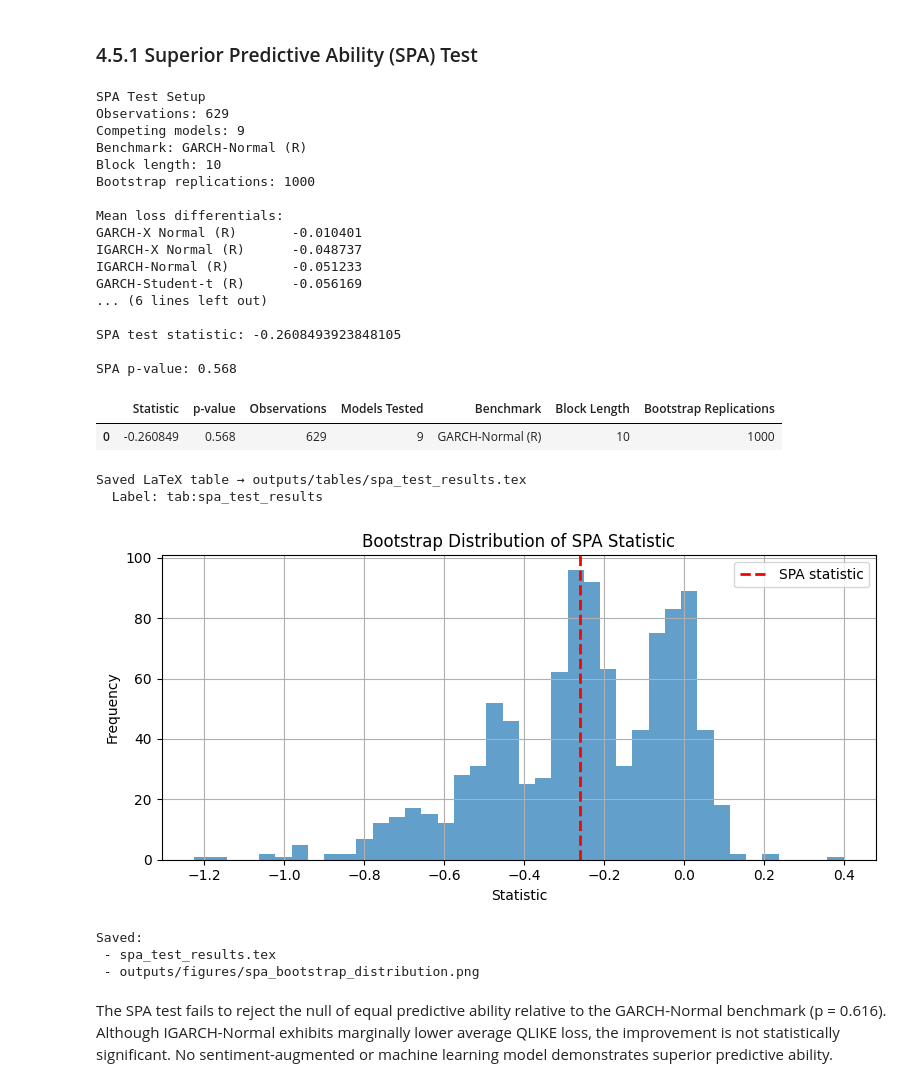
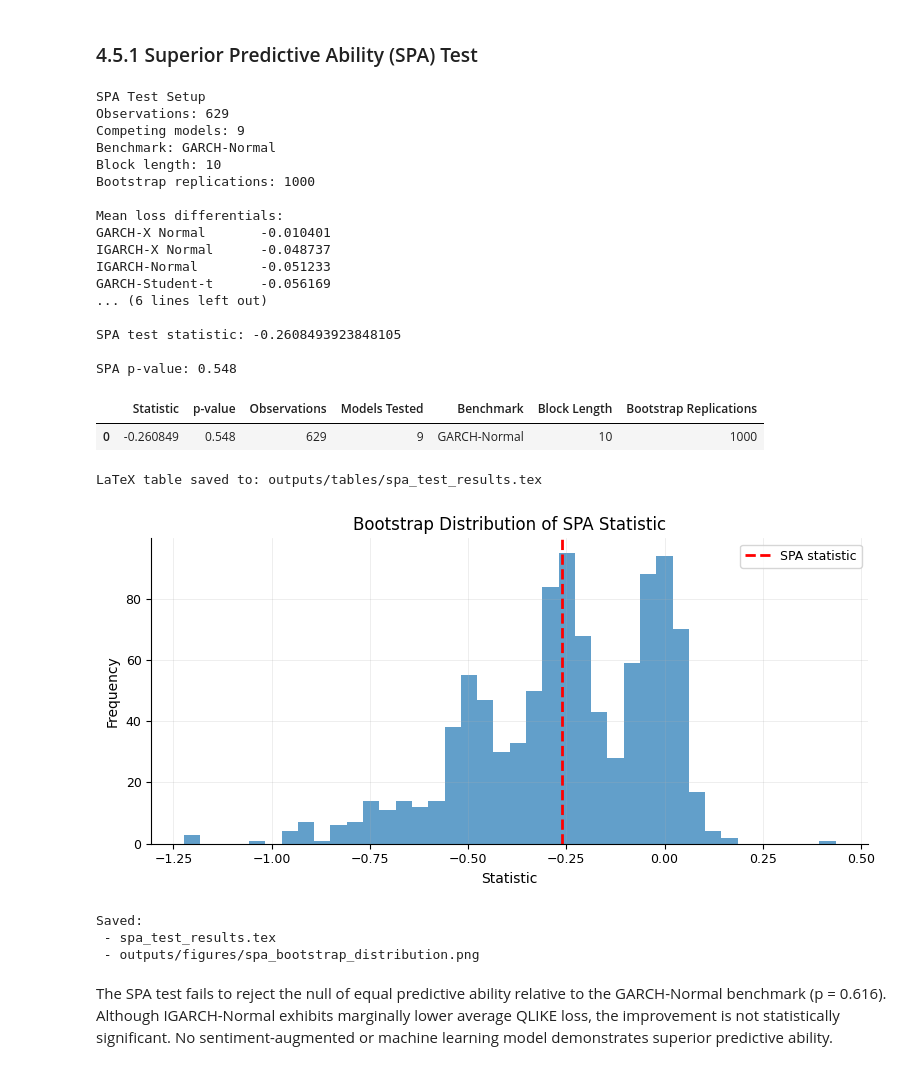
Before and after one commit to eokinyo/Thesis_Work, a Jupyter notebook: scripts/Chapter4_Empirical_Analysis.ipynb, the cells around one changed output. Saved outputs shown, nothing was run; the diff lists cells and outputs as text; code cells hidden in the pictures.

```diff
--- a/scripts/Chapter4_Empirical_Analysis.ipynb
+++ b/scripts/Chapter4_Empirical_Analysis.ipynb
@@ -2009,15 +2312,15 @@ if missing_counts.sum() > 0:
 
 forecast_dict = {}
 
-forecast_dict["GARCH-Normal (R)"] = eval_df["GARCH_Normal"].to_numpy()
-forecast_dict["GARCH-Student-t (R)"] = eval_df["GARCH_Student_t"].to_numpy()
-forecast_dict["GARCH-X Normal (R)"] = eval_df["GARCHX_Normal"].to_numpy()
-forecast_dict["GARCH-X Student-t (R)"] = eval_df["GARCHX_Student_t"].to_numpy()
+forecast_dict["GARCH-Normal"] = eval_df["GARCH_Normal"].to_numpy()
+forecast_dict["GARCH-Student-t"] = eval_df["GARCH_Student_t"].to_numpy()
+forecast_dict["GARCH-X Normal"] = eval_df["GARCHX_Normal"].to_numpy()
+forecast_dict["GARCH-X Student-t"] = eval_df["GARCHX_Student_t"].to_numpy()
 
-forecast_dict["IGARCH-Normal (R)"] = eval_df["IGARCH_Normal"].to_numpy()
-forecast_dict["IGARCH-Student-t (R)"] = eval_df["IGARCH_Student_t"].to_numpy()
-forecast_dict["IGARCH-X Normal (R)"] = eval_df["IGARCHX_Normal"].to_numpy()
-forecast_dict["IGARCH-X Student-t (R)"] = eval_df["IGARCHX_Student_t"].to_numpy()
+forecast_dict["IGARCH-Normal"] = eval_df["IGARCH_Normal"].to_numpy()
+forecast_dict["IGARCH-Student-t"] = eval_df["IGARCH_Student_t"].to_numpy()
+forecast_dict["IGARCH-X Normal"] = eval_df["IGARCHX_Normal"].to_numpy()
+forecast_dict["IGARCH-X Student-t"] = eval_df["IGARCHX_Student_t"].to_numpy()
 
 print("\nEconometric forecasts successfully imported and aligned.")
 
@@ -2466,8 +2951,11 @@ import matplotlib.pyplot as plt
 # ------------------------------------------------------------
 # Inputs
 # ------------------------------------------------------------
+# SPA bootstrap settings
+BLOCK_LEN = 10        # typical choice (e.g. 5–20)
+BOOTSTRAP_B = 1000    # number of bootstrap replications
 
-benchmark = "GARCH-Normal (R)"
+benchmark = "GARCH-Normal"
 loss_mat = loss_matrix.copy()
 
 if benchmark not in loss_mat.columns:
@@ -2615,43 +3103,42 @@ plt.axvline(
     linestyle="--",
     linewidth=2,
     label="SPA statistic"
 )
 
 plt.title("Bootstrap Distribution of SPA Statistic")
 plt.xlabel("Statistic")
 plt.ylabel("Frequency")
 plt.legend()
 
 plt.tight_layout()
 plt.savefig(FIG_DIR / "spa_bootstrap_distribution.png", dpi=300, bbox_inches="tight")
 plt.show()
 
 print("Saved:")
 print(" - spa_test_results.tex")
 print(" -", FIG_DIR / "spa_bootstrap_distribution.png")
 # %% [output]
 SPA Test Setup
 Observations: 629
 Competing models: 9
-Benchmark: GARCH-Normal (R)
+Benchmark: GARCH-Normal
 Block length: 10
 Bootstrap replications: 1000
 
 Mean loss differentials:
-GARCH-X Normal (R)       -0.010401
-IGARCH-X Normal (R)      -0.048737
-IGARCH-Normal (R)        -0.051233
-GARCH-Student-t (R)      -0.056169
+GARCH-X Normal       -0.010401
+IGARCH-X Normal      -0.048737
+IGARCH-Normal        -0.051233
+GARCH-Student-t      -0.056169
 ... (6 lines left out)
 
 SPA test statistic: -0.2608493923848105
 
-SPA p-value: 0.568
+SPA p-value: 0.548
 |  | Statistic | p-value | Observations | Models Tested | Benchmark | Block Length | Bootstrap Replications |
-| 0 | -0.260849 | 0.568 | 629 | 9 | GARCH-Normal (R) | 10 | 1000 |
+| 0 | -0.260849 | 0.548 | 629 | 9 | GARCH-Normal | 10 | 1000 |
-Saved LaTeX table → outputs/tables/spa_test_results.tex
-  Label: tab:spa_test_results
+LaTeX table saved to: outputs/tables/spa_test_results.tex
-[figure, old version]
+[figure, new version]
 Saved:
  - spa_test_results.tex
  - outputs/figures/spa_bootstrap_distribution.png
```
Also changed, not shown: parts of 24 cells of this notebook, 51 other files.
